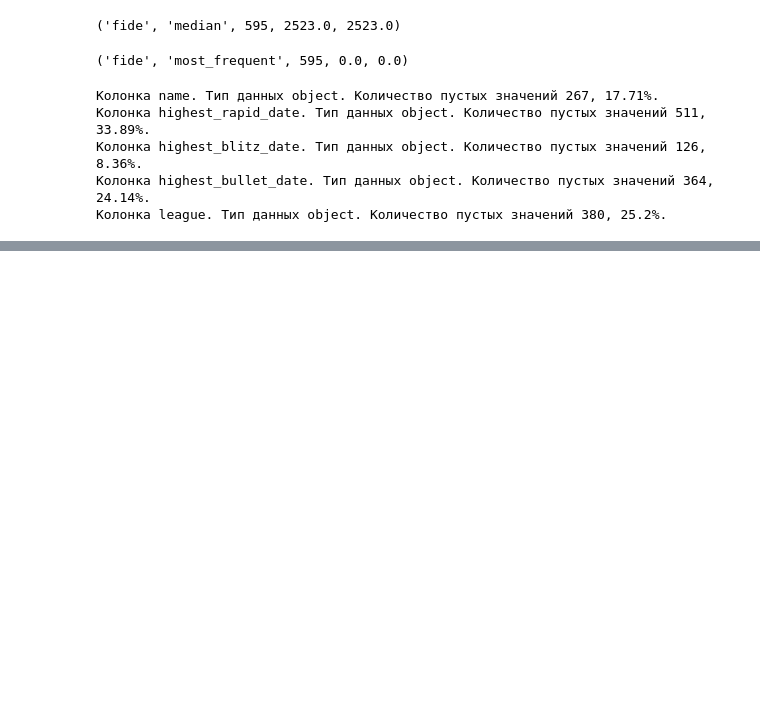
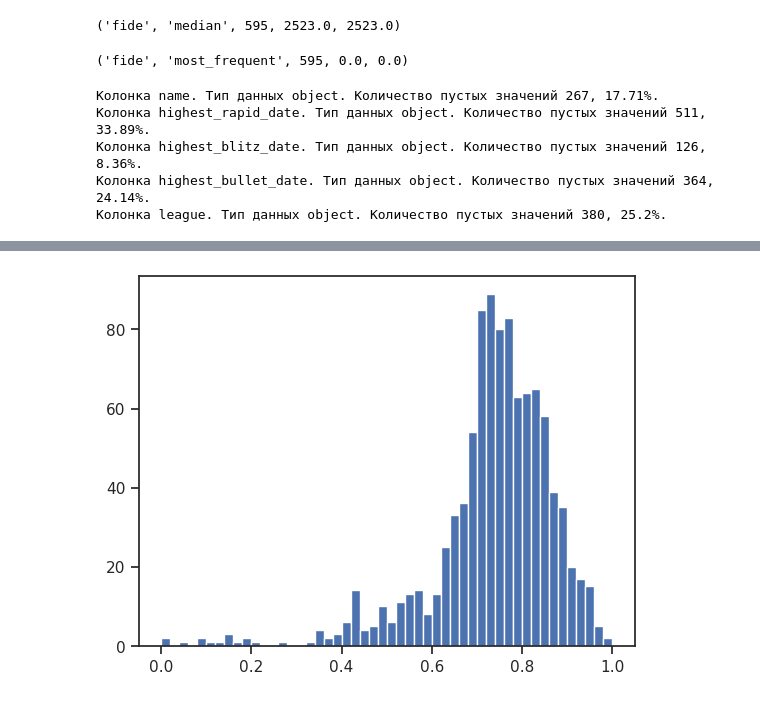
Before and after one commit to dj1vs/ml, a Jupyter notebook: missing.ipynb, the cells around one changed output, grey strips where cells are left out. Saved outputs shown, nothing was run; the diff lists cells and outputs as text; code cells hidden in the pictures; blank space fills up the shorter version.

```diff
--- a/missing.ipynb
+++ b/missing.ipynb
@@ -316,0 +648,5 @@ for col in df.columns:
+# %%
+plt.hist(sc1_data, 50)
+plt.show()
+# %% [output]
+[figure, added]
```
Also changed, not shown: parts of 48 cells of this notebook.
